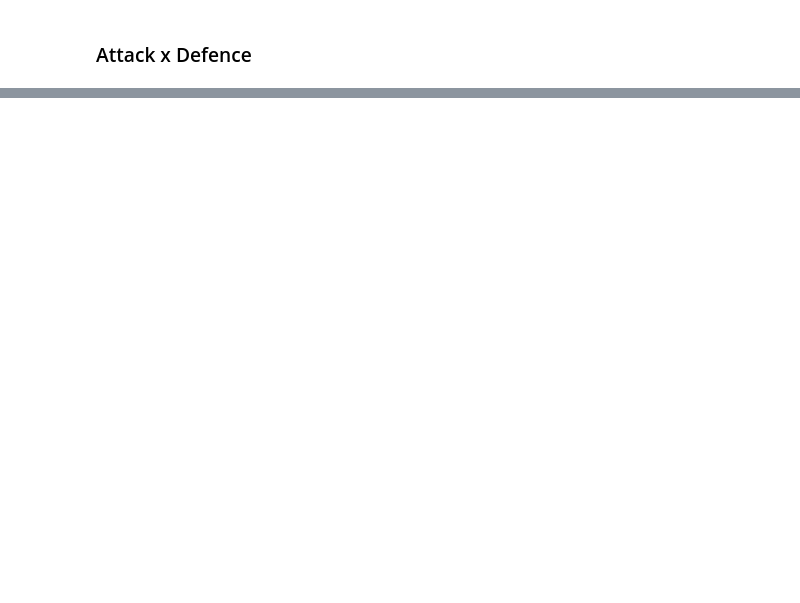
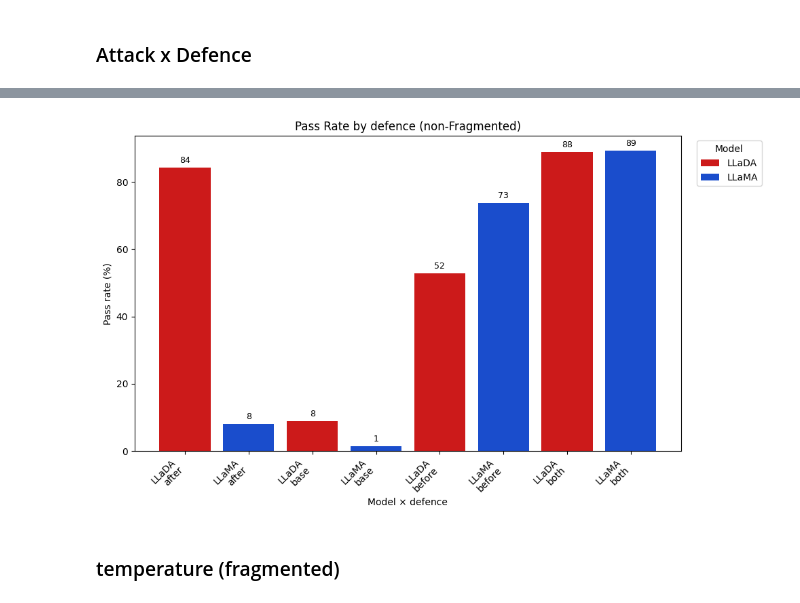
Before and after one commit to burdenlife/LLM-Jailbreaking, a Jupyter notebook: Data Analysis/Untitled.ipynb, the cells around one changed output, grey strips where cells are left out. Cells and saved outputs as stored; diff of their text form; code cells hidden in the pictures; blank space fills up the shorter version.

```diff
--- a/Data Analysis/Untitled.ipynb
+++ b/Data Analysis/Untitled.ipynb
@@ -380,0 +435,8 @@ AXD_metrics
+# %%
+llada_wo_fragment = clean_llada[(clean_llada['injectType'] != "fragmented") & (clean_llada['isAttack'] == True)]
+
+llama_wo_fragment = clean_llama[(clean_llama['injectType'] != "fragmented") & (clean_llama['isAttack'] == True)]
+
+llada_no_attk = clean_llada[clean_llada['isAttack'] == False]
+
+llama_no_attk = clean_llama[clean_llama['isAttack'] == False]
@@ -380,0 +681,6 @@ AXD_metrics
+# %%
+create_graph(llada_wo_fragment, llama_wo_fragment, 'defence', "(non-Fragmented)")
+# %% [output]
+[figure, added]
+# %% [markdown]
+### temperature (fragmented)
```
Also changed, not shown: parts of 35 cells of this notebook.
